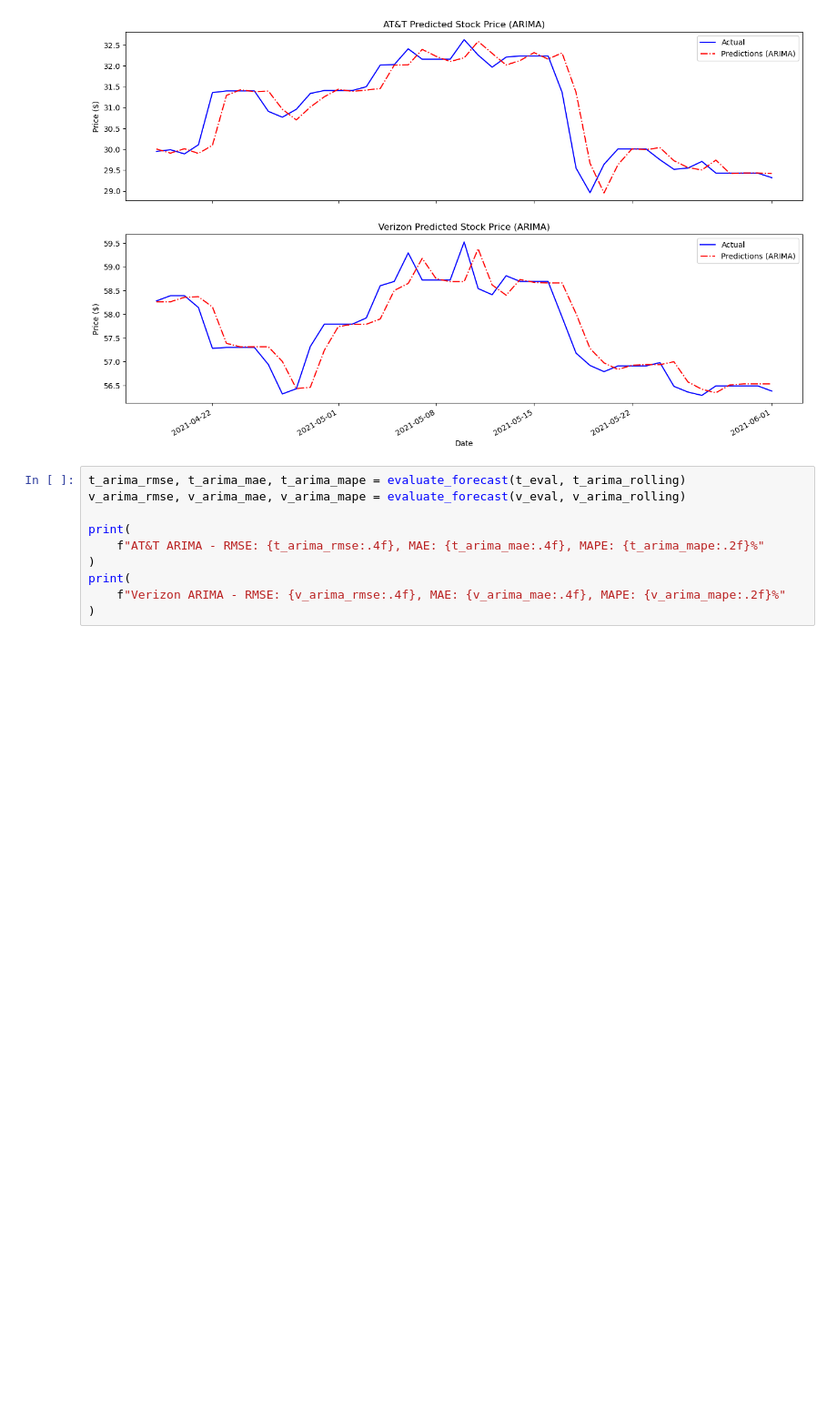
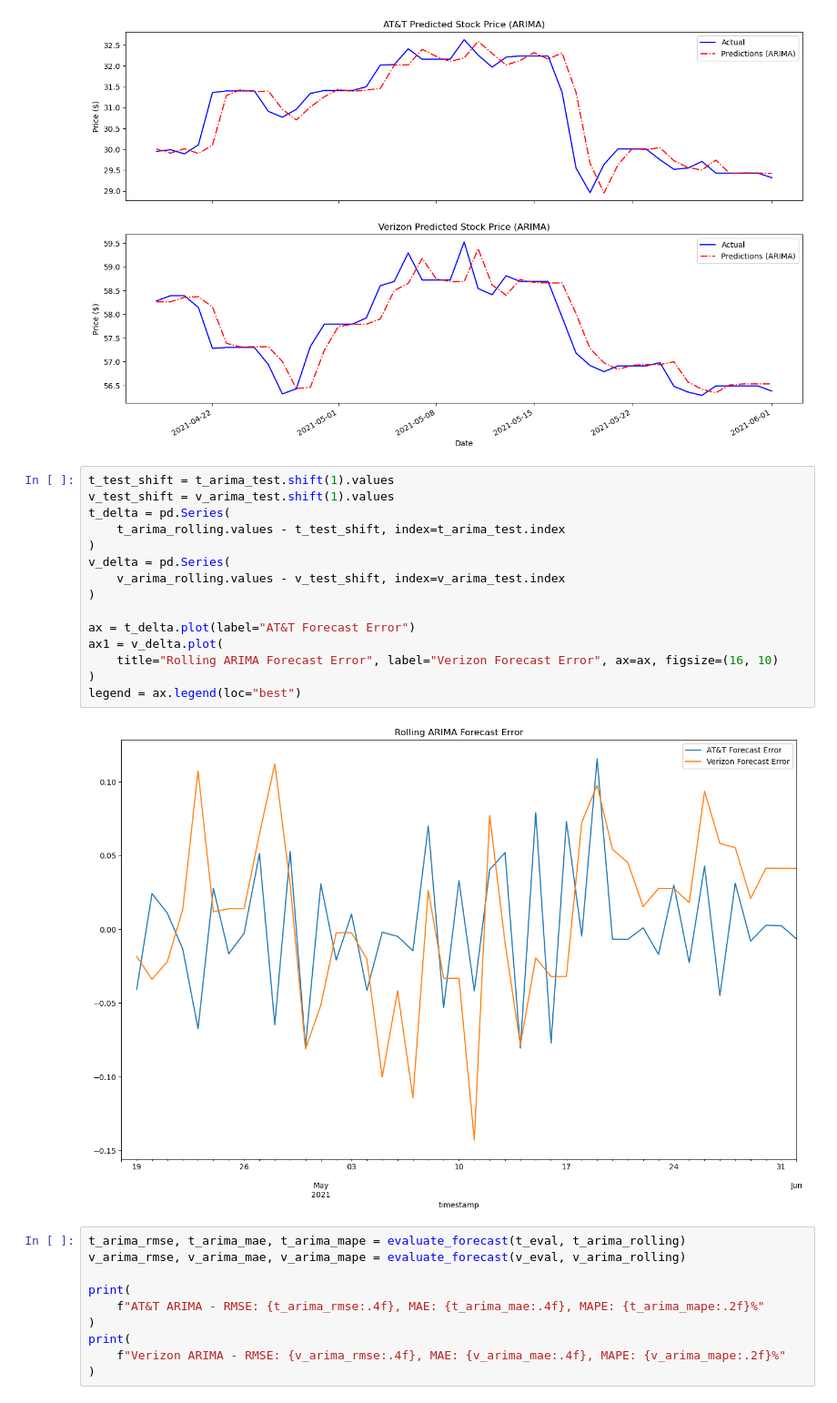
Before and after one commit to tacotuesday/time-series-stock-forecasting, a Jupyter notebook: 02-traditional-analysis/notebooks/traditional_analysis.ipynb, the cells around one changed output. Shown at 91% size. Saved outputs shown, nothing was run; the diff lists cells and outputs as text; blank space fills up the shorter version.

```diff
--- a/02-traditional-analysis/notebooks/traditional_analysis.ipynb
+++ b/02-traditional-analysis/notebooks/traditional_analysis.ipynb
@@ -1142,6 +1142,23 @@ visualize_predictions(
 )
 # %% [output]
 [figure]
+# %%
+t_test_shift = t_arima_test.shift(1).values
+v_test_shift = v_arima_test.shift(1).values
+t_delta = pd.Series(
+    t_arima_rolling.values - t_test_shift, index=t_arima_test.index
+)
+v_delta = pd.Series(
+    v_arima_rolling.values - v_test_shift, index=v_arima_test.index
+)
+
+ax = t_delta.plot(label="AT&T Forecast Error")
+ax1 = v_delta.plot(
+    title="Rolling ARIMA Forecast Error", label="Verizon Forecast Error", ax=ax, figsize=(16, 10)
+)
+legend = ax.legend(loc="best")
+# %% [output]
+[figure, added]
 # %%
 t_arima_rmse, t_arima_mae, t_arima_mape = evaluate_forecast(t_eval, t_arima_rolling)
 v_arima_rmse, v_arima_mae, v_arima_mape = evaluate_forecast(v_eval, v_arima_rolling)
```
Also changed, not shown: parts of 7 cells of this notebook, 2 other files.
